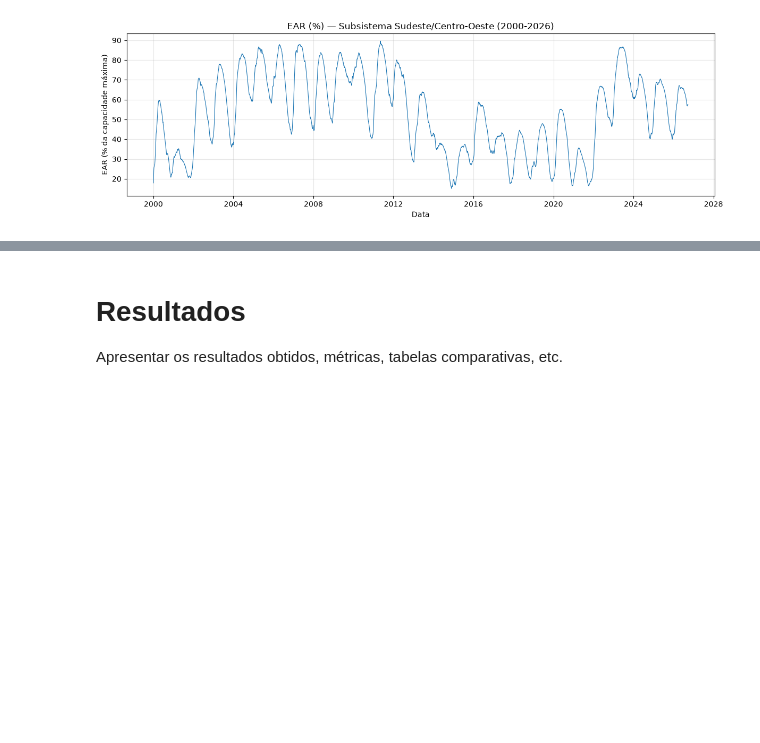
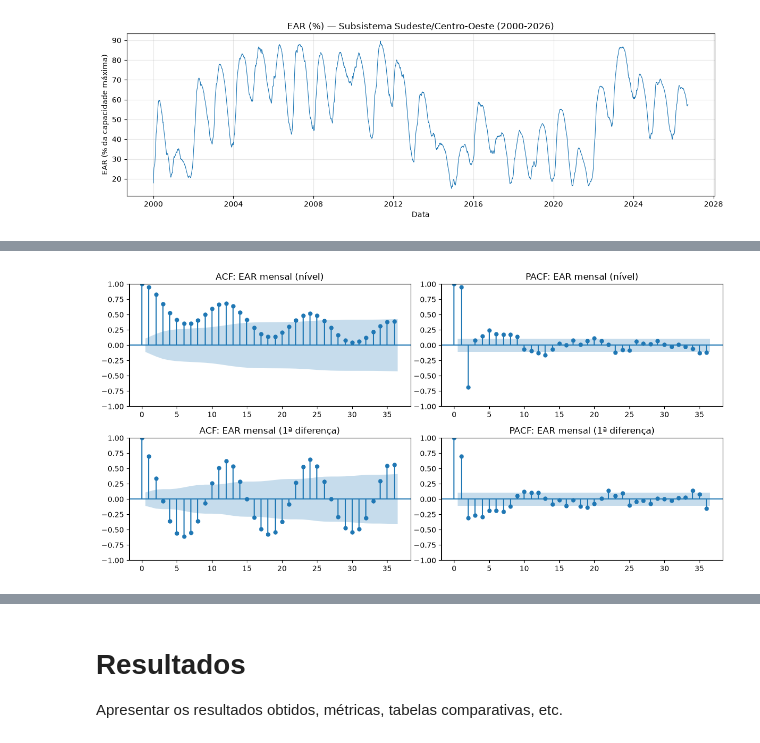
Before and after one commit to cristianomack/projeto-aplicado-iv, a Jupyter notebook: notebooks/cd_projeto_aplicado_IV_doc.ipynb, the cells around one changed output, grey strips where cells are left out. Saved outputs shown, nothing was run; the diff lists cells and outputs as text; code cells hidden in the pictures; blank space fills up the shorter version.

```diff
--- a/notebooks/cd_projeto_aplicado_IV_doc.ipynb
+++ b/notebooks/cd_projeto_aplicado_IV_doc.ipynb
@@ -228,0 +451,15 @@ Descrição metodológica para a criação, refinamento e validação dos modelo
+# %%
+# %% EDA 6: ACF e PACF
+# EDA 6: ACF e PACF da EAR mensal (nível e 1ª diferença)
+from statsmodels.graphics.tsaplots import plot_acf, plot_pacf
+
+fig, ax = plt.subplots(2, 2, figsize=(12, 6))
+plot_acf(mensal["ear"], lags=36, ax=ax[0, 0], title="ACF: EAR mensal (nível)")
+plot_pacf(mensal["ear"], lags=36, ax=ax[0, 1], method="ywm", title="PACF: EAR mensal (nível)")
+plot_acf(mensal["ear"].diff().dropna(), lags=36, ax=ax[1, 0], title="ACF: EAR mensal (1ª diferença)")
+plot_pacf(mensal["ear"].diff().dropna(), lags=36, ax=ax[1, 1], method="ywm", title="PACF: EAR mensal (1ª diferença)")
+plt.tight_layout()
+plt.savefig(IMG / "eda_acf_pacf_ear_mensal.png", dpi=120)
+plt.show()
+# %% [output]
+[figure, added]
```
Also changed, not shown: parts of 43 cells of this notebook, 12 other files.
